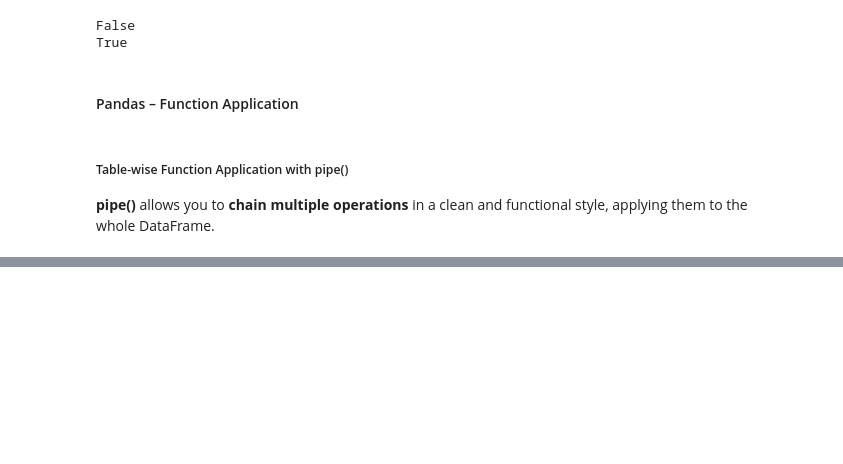
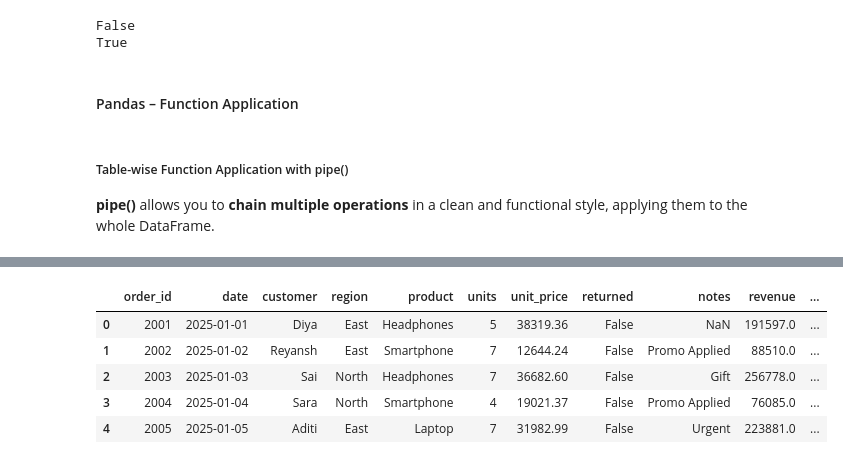
Before and after one commit to Sahil-x-boop/Data_Engineer, a Jupyter notebook: Pandas/session.ipynb, the cells around one changed output, grey strips where cells are left out. Saved outputs shown, nothing was run; the diff lists cells and outputs as text; code cells hidden in the pictures; blank space fills up the shorter version.

```diff
--- a/Pandas/session.ipynb
+++ b/Pandas/session.ipynb
@@ -280,0 +313,10 @@ result.head(10)
+# %%
+df["revenue"] = df["revenue"].apply(lambda x: round(x, 1))
+df.head()
+# %% [output]
+|  | order_id | date | customer | region | product | units | unit_price | returned | notes | revenue | ... |
+| 0 | 2001 | 2025-01-01 | Diya | East | Headphones | 5 | 38319.36 | False | NaN | 191597.0 | ... |
+| 1 | 2002 | 2025-01-02 | Reyansh | East | Smartphone | 7 | 12644.24 | False | Promo Applied | 88510.0 | ... |
+| 2 | 2003 | 2025-01-03 | Sai | North | Headphones | 7 | 36682.60 | False | Gift | 256778.0 | ... |
+| 3 | 2004 | 2025-01-04 | Sara | North | Smartphone | 4 | 19021.37 | False | Promo Applied | 76085.0 | ... |
+| 4 | 2005 | 2025-01-05 | Aditi | East | Laptop | 7 | 31982.99 | False | Urgent | 223881.0 | ... |
```
Also changed, not shown: parts of 11 cells of this notebook.
